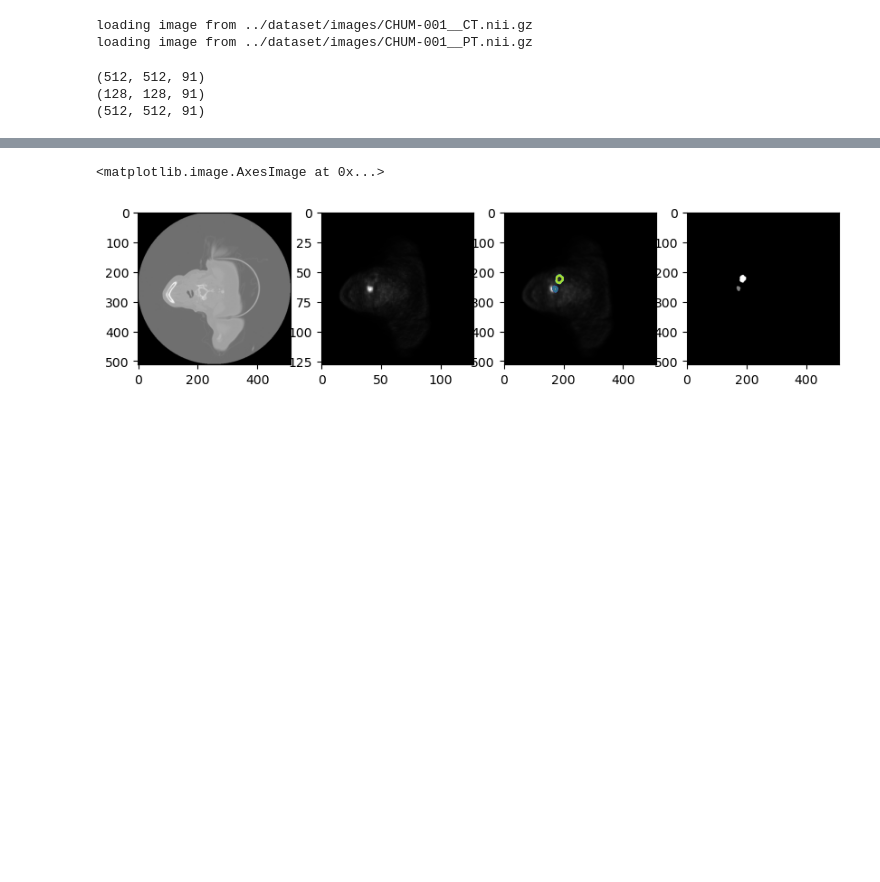
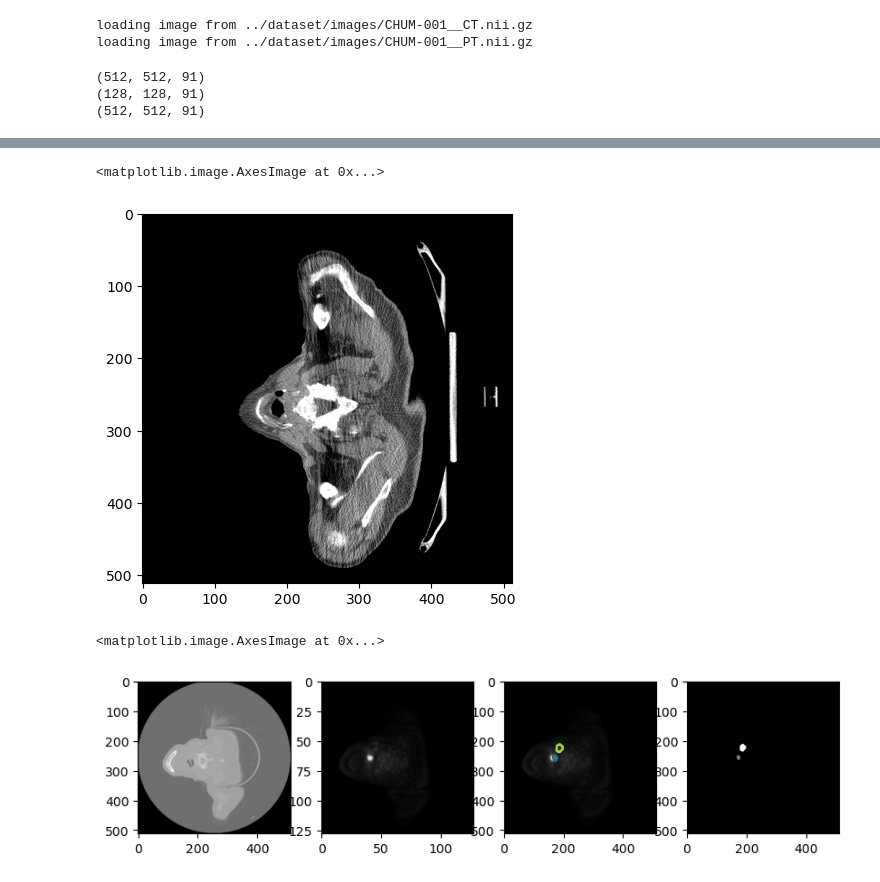
Before and after one commit to ahmedqasem/nii_data, a Jupyter notebook: notebooks/sandbox_resample image.ipynb, the cells around one changed output, grey strips where cells are left out. Drawn from its saved outputs; the diff is of its cells as text; code cells hidden in the pictures; blank space fills up the shorter version.

```diff
--- a/notebooks/sandbox_resample image.ipynb
+++ b/notebooks/sandbox_resample image.ipynb
@@ -36,3 +36,20 @@ print(orig_mask.shape)
 (512, 512, 91)
 (128, 128, 91)
 (512, 512, 91)
+# %%
+def apply_window(img, width=500, center=40):
+    # np.interp(a, (a.min(), a.max()), (-1, +1))
+
+    # convert below window to black
+    img[img<(center-(width/2))]=center-(width/2)
+    # convert above window to white
+    img[img>(center+(width/2))]=center+(width/2)
+
+    # normalize image
+    img_scaled = np.interp(img, (img.min(), img.max()), (0, +1))
+    # print(img_scaled.shape)
+    # print(np.min(img_scaled), np.max(img_scaled))
+    return img
+
+ct = orig_CT_image[:,:,0]
+ct2 = apply_window(orig_CT_image[:,:,19])
@@ -39,3 +70,8 @@ print(orig_mask.shape)
+# %%
+plt.imshow(ct2, cmap='gray')
+# %% [output]
+<matplotlib.image.AxesImage at 0x...>
+[figure, added]
 # %%
 resized_pet = cv2.resize(orig_PET_image, (orig_CT_image.shape[0], orig_CT_image.shape[1]))
 
```
Also changed, not shown: parts of 2 cells of this notebook, 5 other files.
